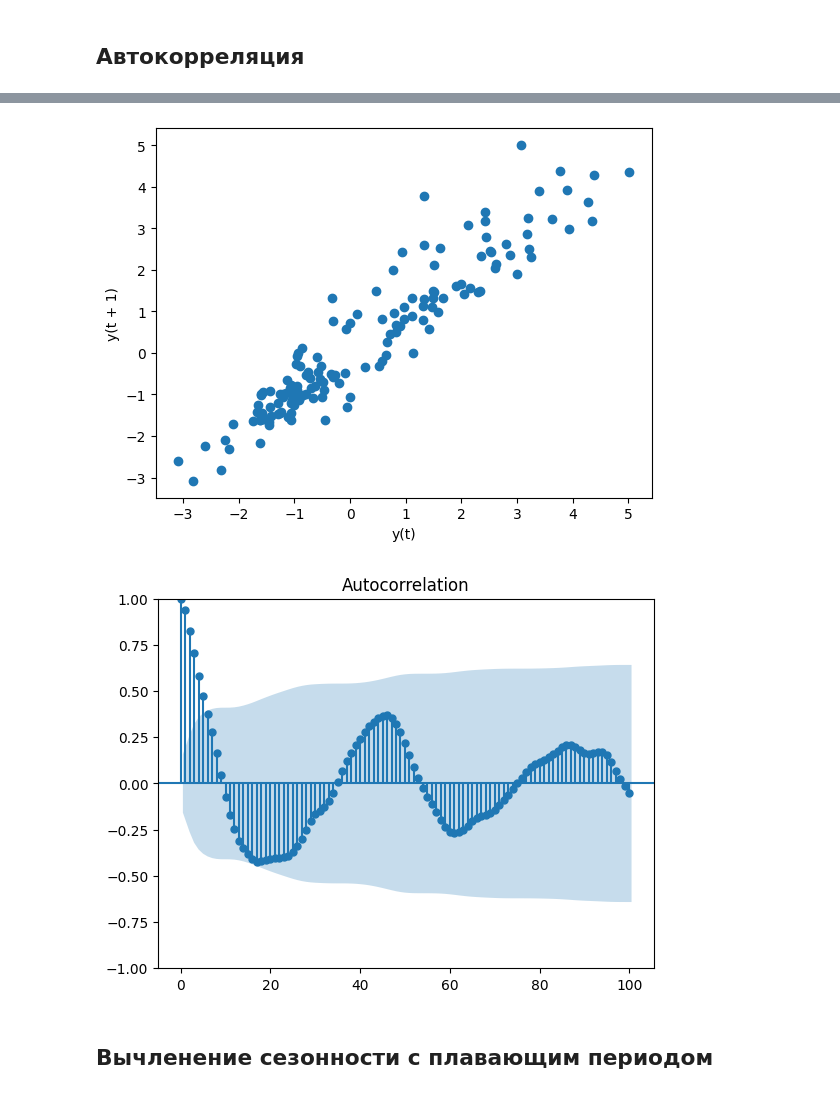
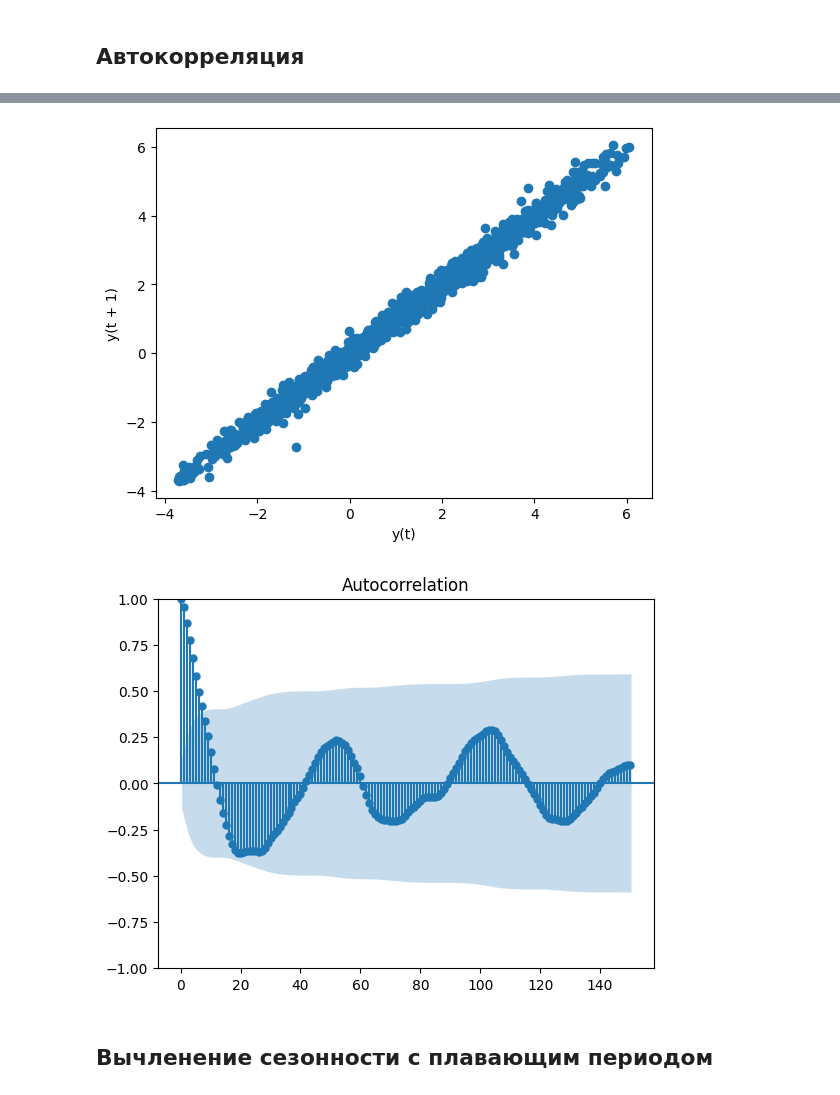
Before and after one commit to ootho/btc_timeseries_analysis, a Jupyter notebook: notebook09d5459ff7.ipynb, the cells around one changed output, grey strips where cells are left out. Cells and saved outputs as stored; diff of their text form; code cells hidden in the pictures.

Commit message:
rescale df to block amount instead of time, extract and overlap cycles

```diff
--- a/notebook09d5459ff7.ipynb
+++ b/notebook09d5459ff7.ipynb
@@ -44,5 +113,5 @@ df_d['close'].plot(kind='line')
 # %%
-df_w = df.resample('1M').mean()
+# df_w = df.resample('1M').mean()
 # %%
 df_w.head()
 # %% [output]
@@ -126,0 +193,13 @@ Critical Values: {'1%': -3.4759527332353084, '5%': -2.881548071241103, '10%': -2
+# %%
+trend = pd.DataFrame(lowess(df_wbox['close'], df_wbox.index, frac=90/100, it=3, return_sorted=False))
+trend.plot(kind='line')
+trend.set_index(df_wbox.index, inplace=True)
+df_wbox_t = df_wbox.copy()
+df_wbox_t['close'] = (df_wbox['close'] - trend[0])
+df_wbox_t.plot(kind='line')
+
+
+result = adfuller(df_wbox_t)
+print('ADF Statistic:', result[0])
+print('p-value:', result[1])
+print('Critical Values:', result[4])
@@ -126,0 +318,12 @@ Critical Values: {'1%': -3.4759527332353084, '5%': -2.881548071241103, '10%': -2
+# %%
+import pandas as pd
+
+batch_size = 10
+
+# Разбиваем индекс на батчи
+batches = pd.cut(df_wbox_t.index, bins=200)
+
+# Группируем значения по батчам и применяем агрегирующую функцию mean
+grouped = df_wbox_t.groupby(batches)['close'].mean()
+
+grouped.plot(kind='line')
@@ -126,0 +337,2 @@ Critical Values: {'1%': -3.4759527332353084, '5%': -2.881548071241103, '10%': -2
+# %%
+grouped_rescale = pd.DataFrame(grouped).reset_index(drop=True).fillna(method='ffill')
@@ -135,18 +352,18 @@ Critical Values: {'1%': -3.4759527332353084, '5%': -2.881548071241103, '10%': -2
 from pandas import read_csv
 from matplotlib import pyplot
 from pandas.plotting import lag_plot
-lag_plot(df_wbox_t['close'])
+lag_plot(df_wbox_t['close'],1)
 pyplot.show()
 # %% [output]
-[figure, old version]
+[figure, new version]
 # %%
 from pandas import read_csv
 from matplotlib import pyplot
 from statsmodels.graphics.tsaplots import plot_acf
-plot_acf(df_wbox_t['close'], lags=100)
+plot_acf(grouped_rescale['close'], lags=150)
 pyplot.show()
 # %% [output]
-[figure, old version]
+[figure, new version]
 # %% [markdown]
 ## Вычленение сезонности с плавающим периодом
 # %% [markdown]
```
Also changed, not shown: parts of 49 cells of this notebook, 3 other files.
